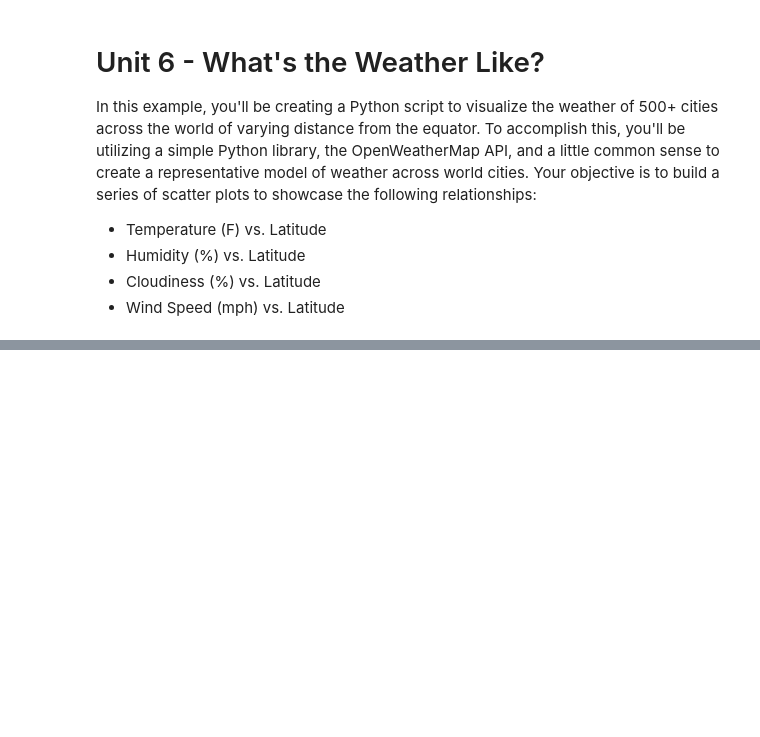
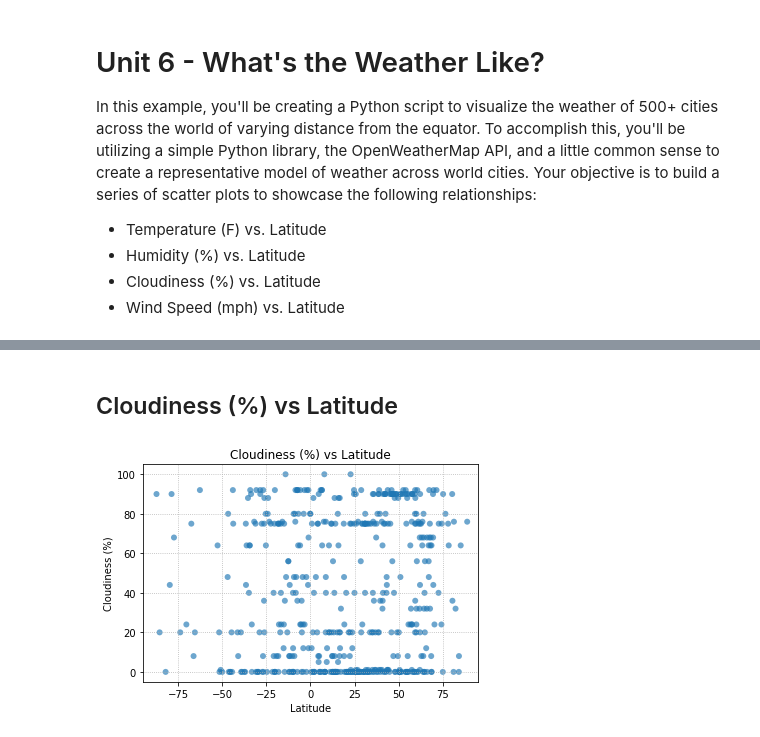
Before and after one commit to bmodie/Unit_6_WeatherPy, a Jupyter notebook: WeatherPy.ipynb, the cells around one changed output, grey strips where cells are left out. Saved outputs shown, nothing was run; the diff lists cells and outputs as text; code cells hidden in the pictures; blank space fills up the shorter version.

```diff
--- a/WeatherPy.ipynb
+++ b/WeatherPy.ipynb
@@ -71,0 +130,18 @@ JSONDecodeError: Expecting value: line 1 column 1 (char 0)
+# %% [markdown]
+## Cloudiness (%) vs Latitude
+# %%
+# Build a scatter plot for each data type
+plt.scatter(city_final["Latitude"], city_final["Cloudiness"], edgecolor="none", linewidths=0.5, marker="o", alpha=0.65)
+# Incorporate the other graph properties
+plt.title("Cloudiness (%) vs Latitude")
+plt.ylabel("Cloudiness (%)")
+plt.xlabel("Latitude")
+plt.grid(linestyle='dotted')
+plt.xlim([-95, 95])
+
+# Save the figure
+plt.savefig("CloudsvsLat.png")
+
+plt.show()
+# %% [output]
+[figure, added]
```
Also changed, not shown: parts of 12 cells of this notebook, 8 other files.
